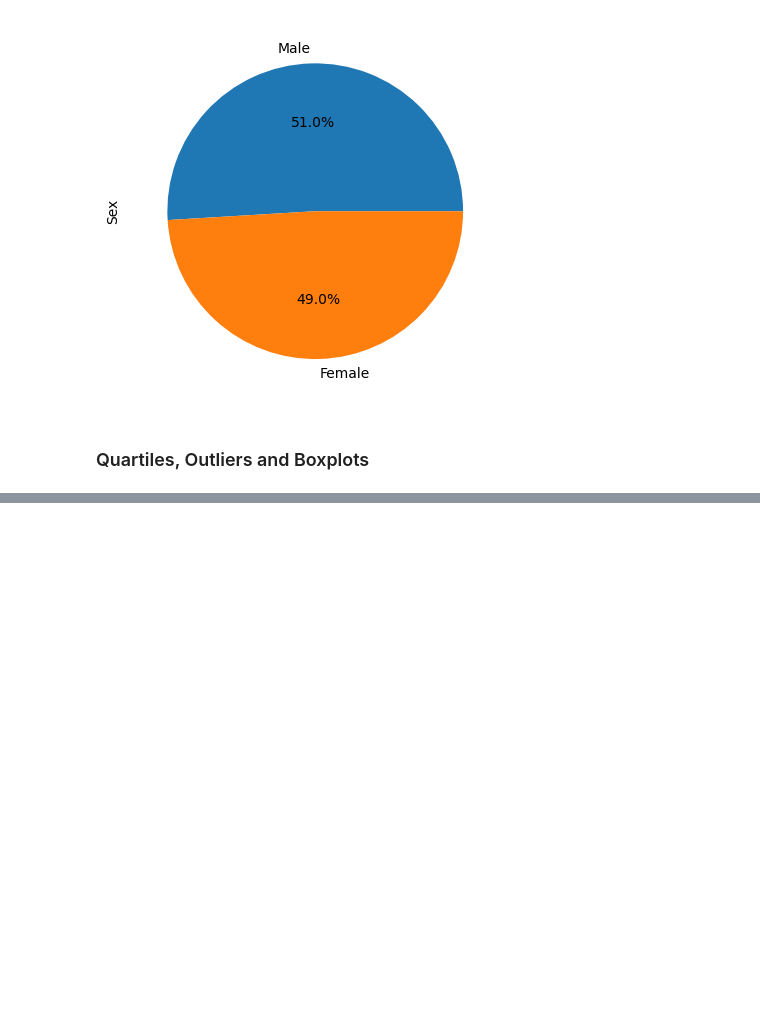
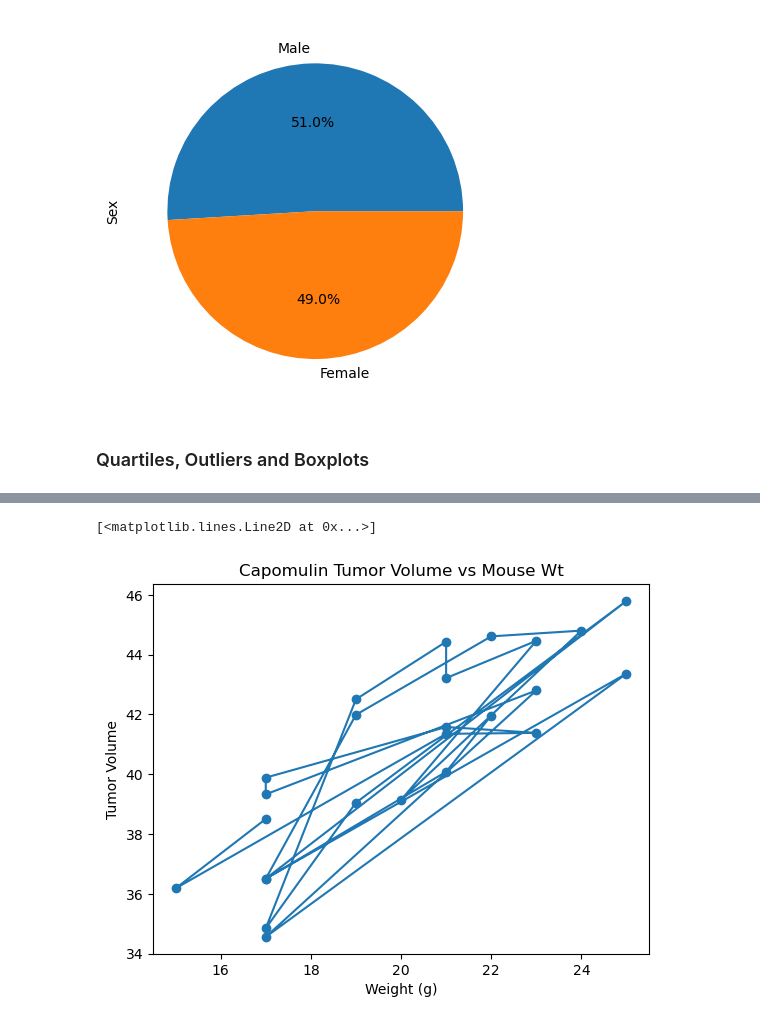
Before and after one commit to mychele-larson/mathplotlib-challenge, a Jupyter notebook: Pymaceuticals/matplotlib-homework.ipynb, the cells around one changed output, grey strips where cells are left out. Cells and saved outputs as stored; diff of their text form; code cells hidden in the pictures; blank space fills up the shorter version.

```diff
--- a/Pymaceuticals/matplotlib-homework.ipynb
+++ b/Pymaceuticals/matplotlib-homework.ipynb
@@ -223,0 +267,14 @@ ValueError: Can only compare identically-labeled Series objects
+# %%
+# Generate a scatter plot of average tumor volume vs mouse weight for the Capomulin regimen
+capo_wt = mouse_clean_df.loc[mouse_clean_df["Drug Regimen"] == "Capomulin"].groupby("Mouse ID").mean()
+x_axis = capo_wt["Weight (g)"]
+y_axis = capo_wt["Tumor Volume (mm3)"]
+
+plt.scatter(x_axis, y_axis)
+plt.title("Capomulin Tumor Volume vs Mouse Wt")
+plt.xlabel("Weight (g)")
+plt.ylabel("Tumor Volume")
+plt.plot(x_axis, y_axis)
+# %% [output]
+[<matplotlib.lines.Line2D at 0x...>]
+[figure, added]
```
Also changed, not shown: parts of 10 cells of this notebook, 1 other file.
